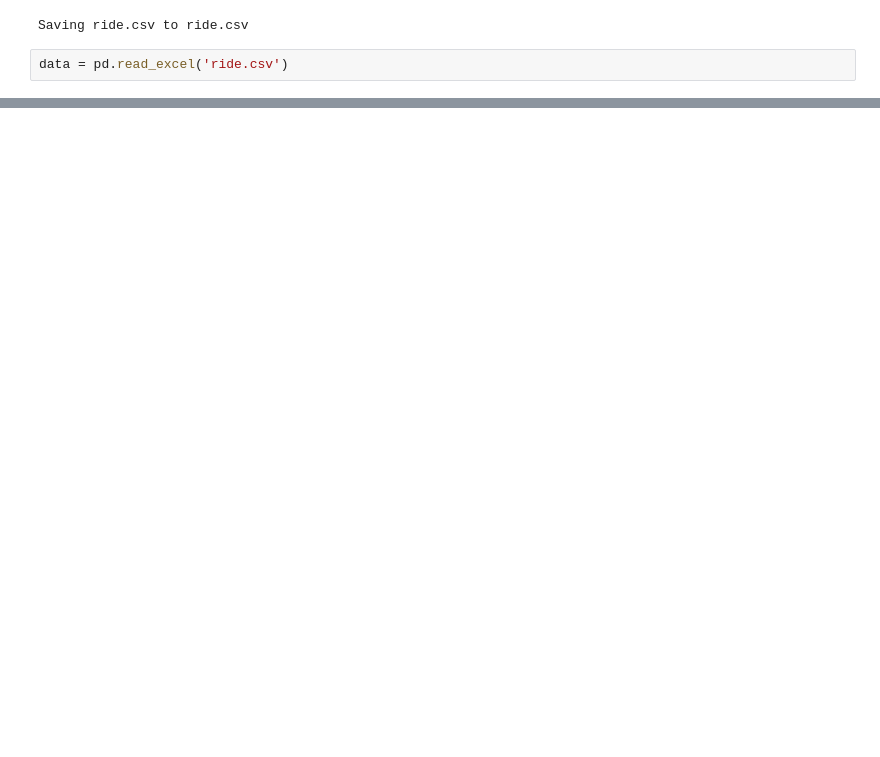
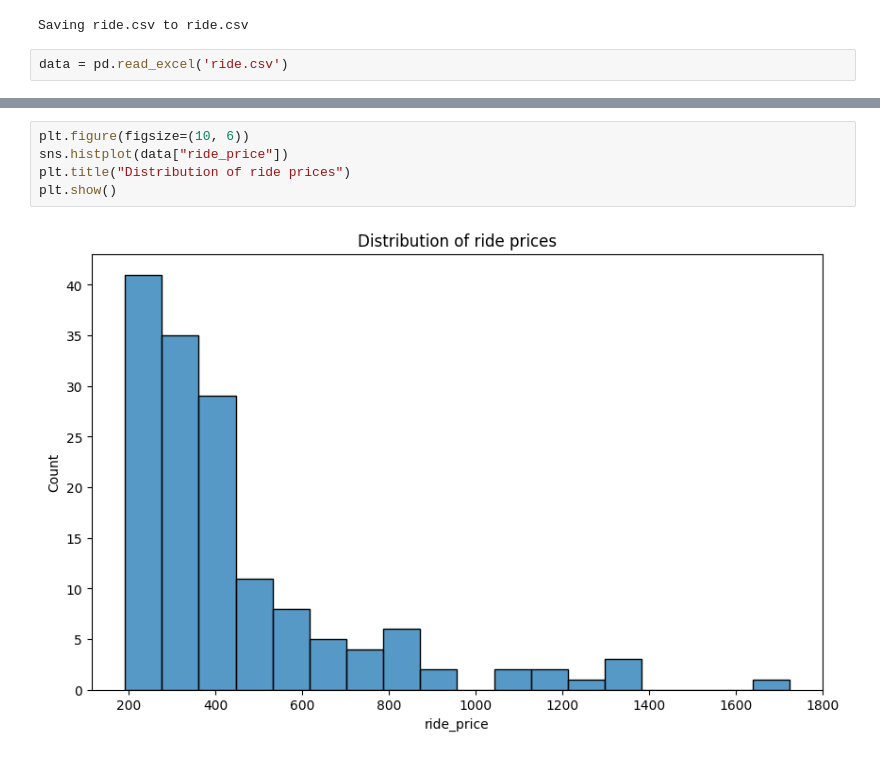
Before and after one commit to Herpsime/gdsc_study_session_ML_g1, a Jupyter notebook: ride_price_ml/notebook/ride_price_model.ipynb, the cells around one changed output, grey strips where cells are left out. Cells and saved outputs as stored; diff of their text form; blank space fills up the shorter version.

Commit message:
checking categorical consistency and visualizing outlier

```diff
--- a/ride_price_ml/notebook/ride_price_model.ipynb
+++ b/ride_price_ml/notebook/ride_price_model.ipynb
@@ -48,0 +75,7 @@ dtype: int64
+# %%
+plt.figure(figsize=(10, 6))
+sns.histplot(data["ride_price"])
+plt.title("Distribution of ride prices")
+plt.show()
+# %% [output]
+[figure, added]
```
Also changed, not shown: parts of 6 cells of this notebook.
